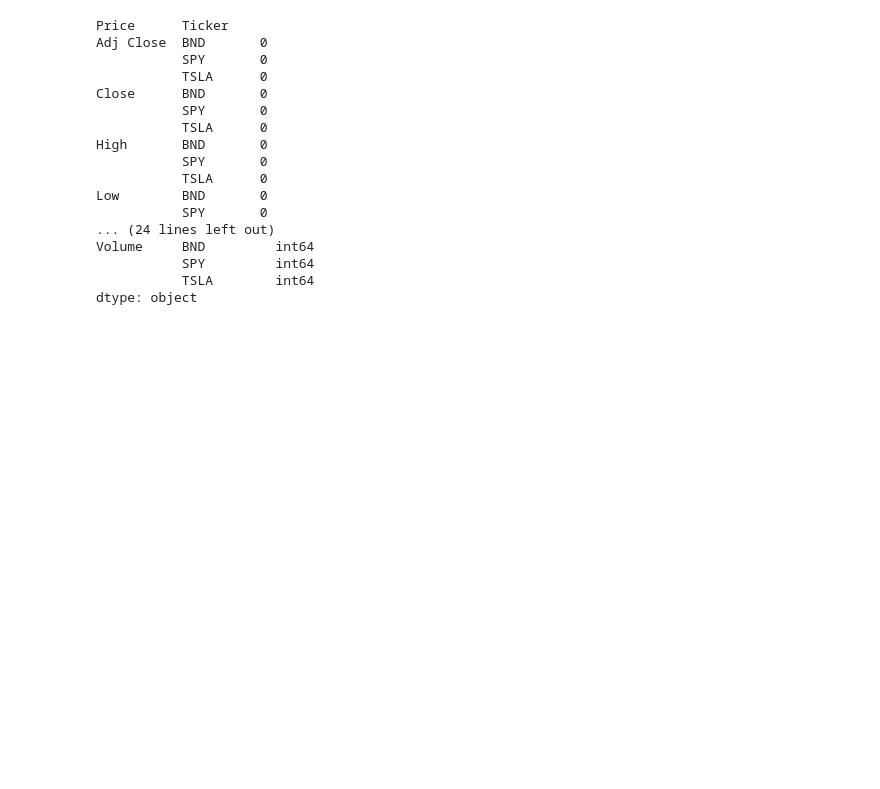
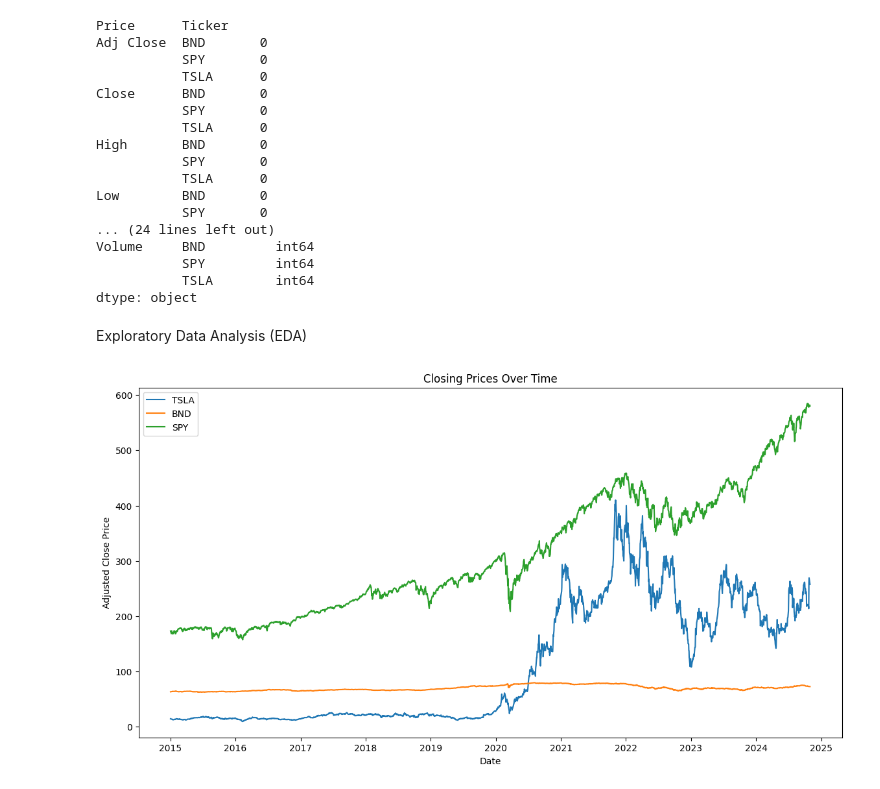
Before and after one commit to fro-su/GMF_Investments, a Jupyter notebook: notebooks/Preprocess_and_Explore_the_Data.ipynb, the cells around one changed output. Cells and saved outputs as stored; diff of their text form; code cells hidden in the pictures; blank space fills up the shorter version.

Commit message:
Exploratory Data Analysis (EDA)

```diff
--- a/notebooks/Preprocess_and_Explore_the_Data.ipynb
+++ b/notebooks/Preprocess_and_Explore_the_Data.ipynb
@@ -77,3 +77,17 @@ normalized_data = (close_prices - close_prices.mean()) / close_prices.std()
 # %%
 # Save cleaned data to CSV
 data.to_csv('financial_data_cleaned.csv')
+# %% [markdown]
+Exploratory Data Analysis (EDA)
+# %%
+# Plot closing prices over time
+plt.figure(figsize=(14, 7))
+for ticker in tickers:
+    plt.plot(close_prices.index, close_prices[ticker], label=ticker)
+plt.title('Closing Prices Over Time')
+plt.xlabel('Date')
+plt.ylabel('Adjusted Close Price')
+plt.legend()
+plt.show()
+# %% [output]
+[figure, added]
```
